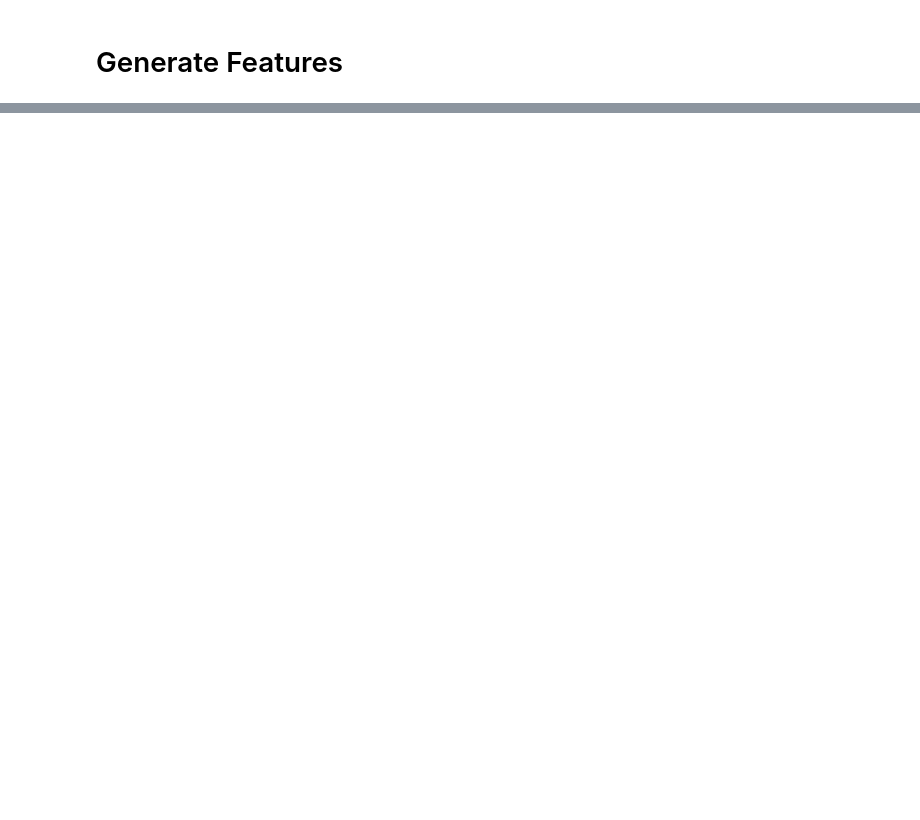
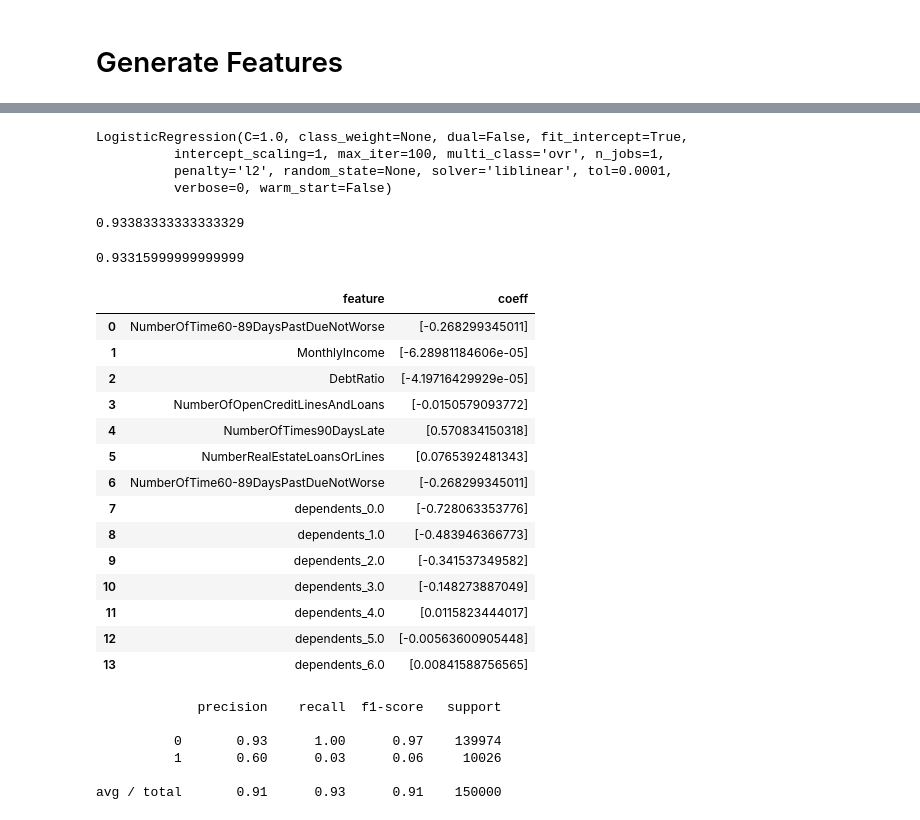
Before and after one commit to joan-wang/Machine-Learning, a Jupyter notebook: hw2/Pipeline.ipynb, the cells around one changed output, grey strips where cells are left out. Saved outputs shown, nothing was run; the diff lists cells and outputs as text; code cells hidden in the pictures; blank space fills up the shorter version.

```diff
--- a/hw2/Pipeline.ipynb
+++ b/hw2/Pipeline.ipynb
@@ -217,5 +220,4 @@ Name: bins_MonthlyIncome, dtype: int64
 # %%
-# Generate dummy variables for Number of Dependents (categorical variable)
-dep_dummies = pd.get_dummies(df['NumberOfDependents'])
+# Generate dummy variables for Number of Dependents
+dep_dummies = pd.get_dummies(df['NumberOfDependents'], prefix='dependents')
 df = pd.concat([df, dep_dummies], axis=1)
-df.head()
@@ -229,0 +224,5 @@ df.head()
+# %%
+# Generate dummy variables for Age
+age_dummies = pd.get_dummies(df['bins_age'], prefix='age')
+df = pd.concat([df, age_dummies], axis=1)
+df.head()
@@ -229,0 +255,58 @@ df.head()
+# %%
+features = ['NumberOfTime60-89DaysPastDueNotWorse', 'MonthlyIncome','DebtRatio',
+       'NumberOfOpenCreditLinesAndLoans',
+       'NumberOfTimes90DaysLate', 'NumberRealEstateLoansOrLines',
+       'NumberOfTime60-89DaysPastDueNotWorse', 'dependents_0.0',
+       'dependents_1.0', 'dependents_2.0', 'dependents_3.0',
+       'dependents_4.0', 'dependents_5.0', 'dependents_6.0']
+# %%
+# Run logistic regression
+X = df[features]
+y = df['SeriousDlqin2yrs']
+logreg = LogisticRegression()
+logreg.fit(X, y)
+# %% [output]
+LogisticRegression(C=1.0, class_weight=None, dual=False, fit_intercept=True,
+          intercept_scaling=1, max_iter=100, multi_class='ovr', n_jobs=1,
+          penalty='l2', random_state=None, solver='liblinear', tol=0.0001,
+          verbose=0, warm_start=False)
+# %%
+# Observe accuracy score
+logreg.score(X, y)
+# %% [output]
+0.93383333333333329
+# %%
+# Compare accuracy score to true percentage in dataset
+1-y.mean()
+# %% [output]
+0.93315999999999999
+# %%
+# Observe model coefficients
+pd.DataFrame(list(zip(X.columns, np.transpose(logreg.coef_))), columns=['feature', 'coeff'])
+# %% [output]
+|  | feature | coeff |
+| 0 | NumberOfTime60-89DaysPastDueNotWorse | [-0.268299345011] |
+| 1 | MonthlyIncome | [-6.28981184606e-05] |
+| 2 | DebtRatio | [-4.19716429929e-05] |
+| 3 | NumberOfOpenCreditLinesAndLoans | [-0.0150579093772] |
+| 4 | NumberOfTimes90DaysLate | [0.570834150318] |
+| 5 | NumberRealEstateLoansOrLines | [0.0765392481343] |
+| 6 | NumberOfTime60-89DaysPastDueNotWorse | [-0.268299345011] |
+| 7 | dependents_0.0 | [-0.728063353776] |
+| 8 | dependents_1.0 | [-0.483946366773] |
+| 9 | dependents_2.0 | [-0.341537349582] |
+| 10 | dependents_3.0 | [-0.148273887049] |
+| 11 | dependents_4.0 | [0.0115823444017] |
+| 12 | dependents_5.0 | [-0.00563600905448] |
+| 13 | dependents_6.0 | [0.00841588756565] |
+# %%
+# Clasification report
+predictions = logreg.predict(X)
+print(classification_report(y, predictions))
+# %% [output]
+             precision    recall  f1-score   support
+
+          0       0.93      1.00      0.97    139974
+          1       0.60      0.03      0.06     10026
+
+avg / total       0.91      0.93      0.91    150000
```
Also changed, not shown: parts of 25 cells of this notebook.
